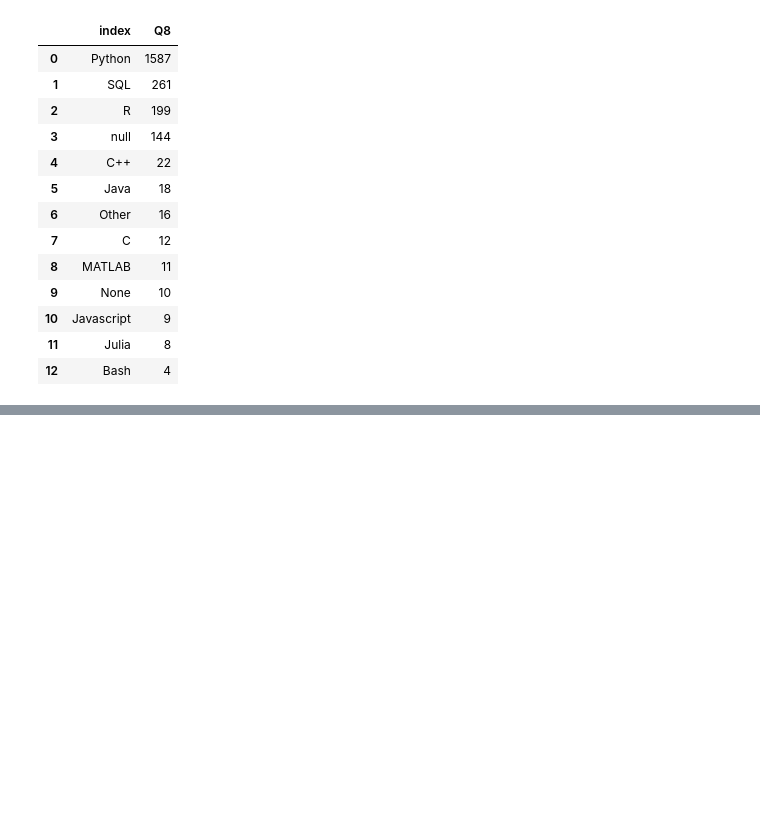
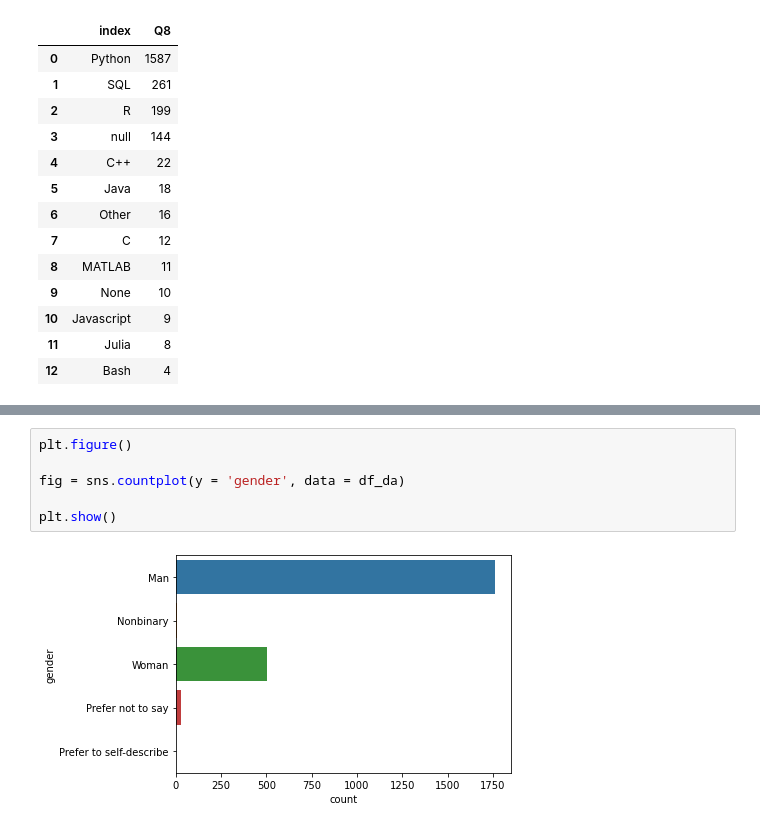
Before and after one commit to MaitaneP/adalab-da-modulo2-proyecto-equipo3, a Jupyter notebook: jupyter_proyecto2.ipynb, the cells around one changed output, grey strips where cells are left out. Drawn from its saved outputs; the diff is of its cells as text; blank space fills up the shorter version.

```diff
--- a/jupyter_proyecto2.ipynb
+++ b/jupyter_proyecto2.ipynb
@@ -571,0 +613,8 @@ plt.show()
+# %%
+plt.figure()
+
+fig = sns.countplot(y = 'gender', data = df_da)
+
+plt.show()
+# %% [output]
+[figure, added]
```
Also changed, not shown: parts of 13 cells of this notebook.
